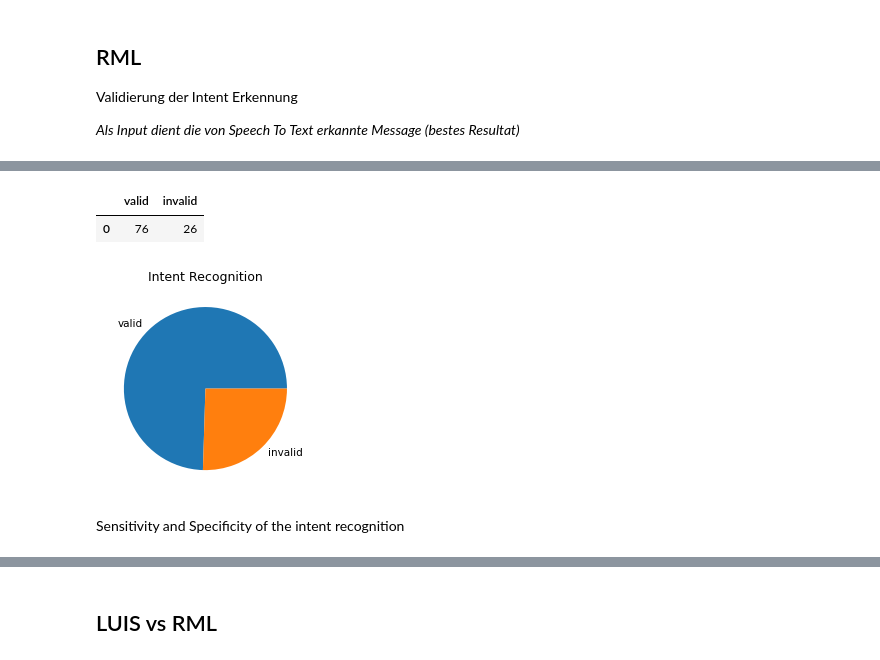
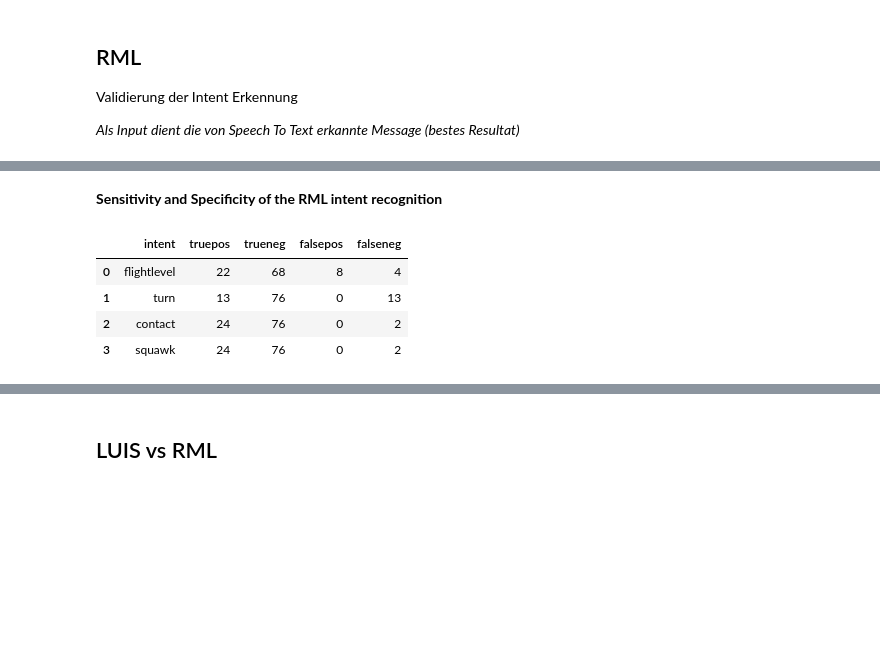
Before and after one commit to vettaioa/FluLoS-Code, a Jupyter notebook: calculation/context/ContextErrorRate.ipynb, the cells around one changed output, grey strips where cells are left out. Drawn from its saved outputs; the diff is of its cells as text; code cells hidden in the pictures; blank space fills up the shorter version.

```diff
--- a/calculation/context/ContextErrorRate.ipynb
+++ b/calculation/context/ContextErrorRate.ipynb
@@ -211,0 +393,19 @@ plt.show()
+# %%
+plt.figure(figsize=(6.4, 4.8), dpi=80)
+plt.subplot()
+
+N = 4
+
+ind = np.arange(N)
+width = 0.2
+
+for i in range(len(luisPerIntentResults['intent'])):
+    intentValues = [luisPerIntentResults[c][i] for c in ['truepos','trueneg','falsepos','falseneg']]
+    plt.bar(ind + (width * i), intentValues, width, label=luisPerIntentResults['intent'][i])
+
+plt.ylabel('Anzahl Erkennungen')
+plt.title('LUIS Intent Erkennung - Sensitivität und Spezifität')
+
+plt.xticks(ind + 1.5 * width, ('True Positive', 'True Negative', 'False Positive', 'False Negative'))
+plt.legend(loc='best')
+plt.show()
@@ -211,0 +414,19 @@ plt.show()
+# %%
+plt.figure(figsize=(6.4, 4.8), dpi=80)
+plt.subplot()
+
+N = 3
+
+ind = np.arange(N)
+width = 0.2
+
+for i in range(len(luisPerIntentResults['intent'])):
+    intentValues = [luisPerIntentResults[c][i] for c in ['truepos','falsepos','falseneg']]
+    plt.bar(ind + (width * i), intentValues, width, label=luisPerIntentResults['intent'][i])
+
+plt.ylabel('Anzahl Erkennungen')
+plt.title('LUIS Intent Recognition Sensitivity and Specificity')
+
+plt.xticks(ind + 1.5 * width, ('True Positive', 'False Positive', 'False Negative'))
+plt.legend(loc='best')
+plt.show()
@@ -307,19 +599,10 @@ Count of messages where all intents were recognized correctly
+# %% [markdown]
+**Sensitivity and Specificity of the RML intent recognition**
 # %%
-pd.DataFrame(intentResults)
+pd.DataFrame(rmlPerIntentResults)
 # %% [output]
-|  | valid | invalid |
-| 0 | 76 | 26 |
+|  | intent | truepos | trueneg | falsepos | falseneg |
+| 0 | flightlevel | 22 | 68 | 8 | 4 |
+| 1 | turn | 13 | 76 | 0 | 13 |
+| 2 | contact | 24 | 76 | 0 | 2 |
+| 3 | squawk | 24 | 76 | 0 | 2 |
-# %%
-plt.figure(figsize=(4.8, 3.6), dpi=75)
-plt.subplot()
-
-labels = [k for k in intentResults.keys()]
-values = [r[0] for  r in intentResults.values()]
-
-plt.pie(values, labels=labels)
-plt.title('Intent Recognition')
-plt.show()
-# %% [output]
-[figure, removed]
-# %% [markdown]
-Sensitivity and Specificity of the intent recognition
```
Also changed, not shown: parts of 44 cells of this notebook, 1 other file.
